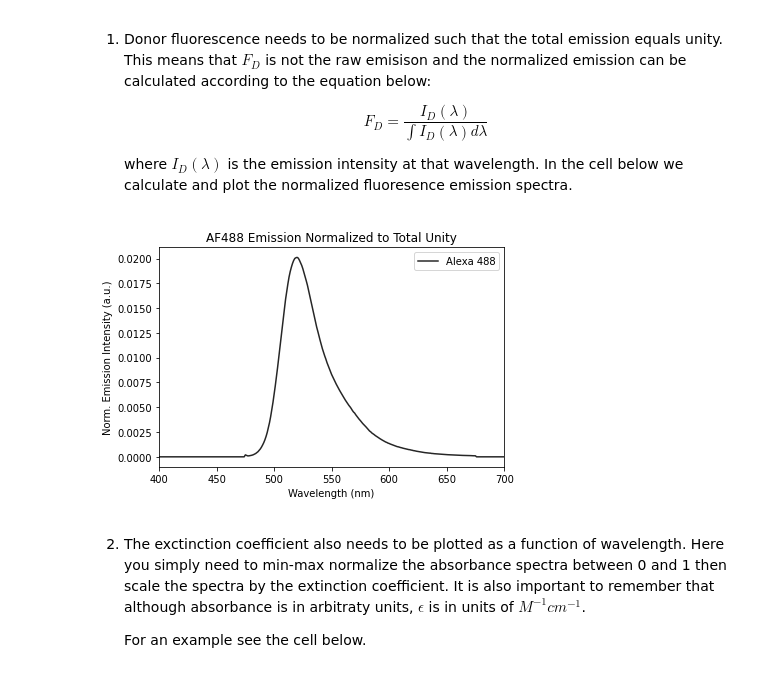
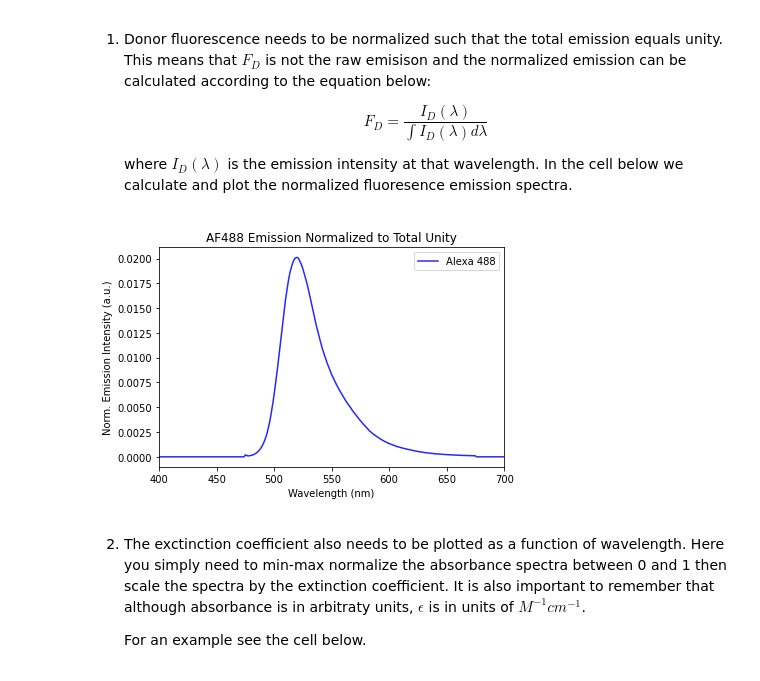
Before and after one commit to mchirib1/Basics-of-Forster-Resonance-Energy-Transfer, a Jupyter notebook: Forster Distance Estimation.ipynb, the cells around one changed output. Saved outputs shown, nothing was run; the diff lists cells and outputs as text; code cells hidden in the pictures.

```diff
--- a/Forster Distance Estimation.ipynb
+++ b/Forster Distance Estimation.ipynb
@@ -424,21 +417,24 @@ emission_sum = emission_donor.sum()
 
 # normalize to total emission as unity
 normalized_emission = emission_donor / emission_sum
+
+# plot vs wavelength
+x = donor.index.values
 # %%
 ax = plt.axes()
-ax.plot(x, normalized_emission, alpha=0.85, c='k', label='Alexa 488')
+ax.plot(x, normalized_emission, alpha=0.85, c='b', linestyle='-', label='Alexa 488')
 
 ax.legend()
 ax.set_xlabel('Wavelength (nm)')
 ax.set_ylabel('Norm. Emission Intensity (a.u.)')
 
 ax.set_xlim(400, 700)
 ax.set_title('AF488 Emission Normalized to Total Unity')
 
 plt.tight_layout()
 plt.show()
 # %% [output]
-[figure, old version]
+[figure, new version]
 # %% [markdown]
 2. The exctinction coefficient also needs to be plotted as a function of wavelength. Here you simply need to min-max normalize the absorbance spectra between 0 and 1 then scale the spectra by the extinction coefficient. It is also important to remember that although absorbance is in arbitraty units, $\epsilon$ is in units of $M^{-1}cm^{-1}$.
 
```
Also changed, not shown: parts of 9 cells of this notebook.
